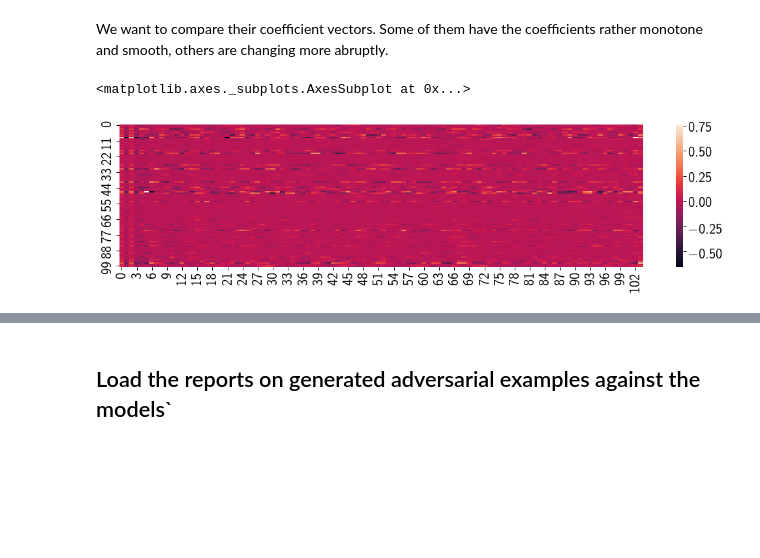
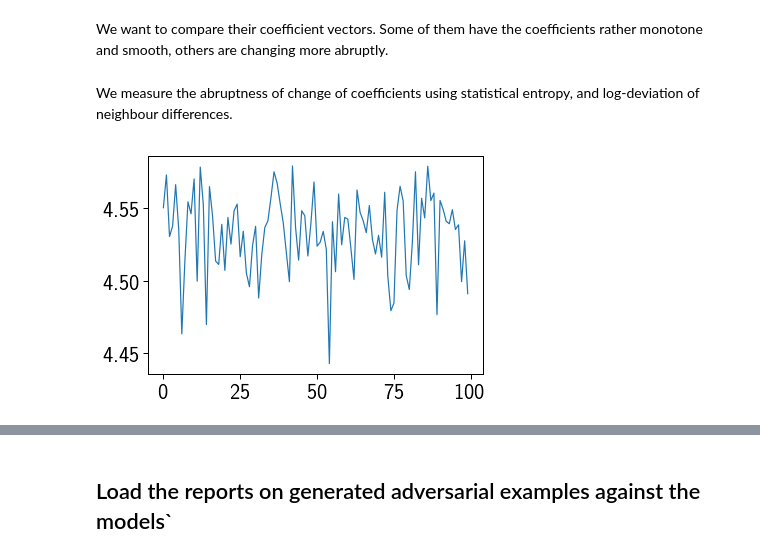
Before and after one commit to spring-epfl/trickster, a Jupyter notebook: notebooks/wfp_small_models_experiment.ipynb, the cells around one changed output, grey strips where cells are left out. Drawn from its saved outputs; the diff is of its cells as text; code cells hidden in the pictures; blank space fills up the shorter version.

Commit message:
Update the small models analysis

```diff
--- a/notebooks/wfp_small_models_experiment.ipynb
+++ b/notebooks/wfp_small_models_experiment.ipynb
@@ -23,3 +21,18 @@ import plot_params
+# %%
+plt.rc('text', usetex=True)
+plt.rc('font', family='sans-serif')
+plt.rc('pdf', fonttype=42)
+plt.rc('ps', fonttype=42)
+
+matplotlib.rcParams['text.latex.preamble'] = [
+       r'\usepackage{siunitx}',   # i need upright \micro symbols, but you need...
+       r'\sisetup{detect-all}',   # ...this to force siunitx to actually use your fonts
+#       r'\usepackage{helvet}',    # set the normal font here
+       r'\usepackage{sansmath}',
+       r'\sansmath'               # <- tricky! -- gotta actually tell tex to use!
+]
+
+sns.set_context('paper', font_scale=2.5)
 # %% [markdown]
 ## Load the small WFP models
 
@@ -29,3 +42,12 @@ NUM_MODELS = 100
 # %%
 model_pickle_names = ['../models/small_model_{}.pkl'.format(i) for i in range(1, NUM_MODELS+1)]
 models = [pickle.load(open(filename, 'rb')) for filename in model_pickle_names]
+
+coefs = np.array([model.coef_[0, 4:] for model in models])
+
+coefs_norm = []
+for coef_vec in coefs:
+    coef_vec_norm = coef_vec / np.sum(np.abs(coef_vec))
+    coefs_norm.append(coef_vec_norm + np.abs(np.min(coef_vec_norm)))
+
+coefs_norm = np.array(coefs_norm)
@@ -34,10 +54,10 @@ coefs = [model.coef_[0] for model in models]
 # %% [markdown]
 We want to compare their coefficient vectors. Some of them have the coefficients rather monotone and smooth, others are changing more abruptly.
-# %%
-fig, ax = plt.subplots()
-fig.set_figwidth(18)
-
-sns.heatmap(coefs, ax=ax)
-# %% [output]
-<matplotlib.axes._subplots.AxesSubplot at 0x...>
-[figure, removed]
+# %% [markdown]
+We measure the abruptness of change of coefficients using statistical entropy, and log-deviation of neighbour differences.
+# %%
+entropies = np.array([entropy(coef) for coef in coefs_norm])
+plt.plot(entropies)
+plt.show()
+# %% [output]
+[figure, added]
```
Also changed, not shown: parts of 20 cells of this notebook.
